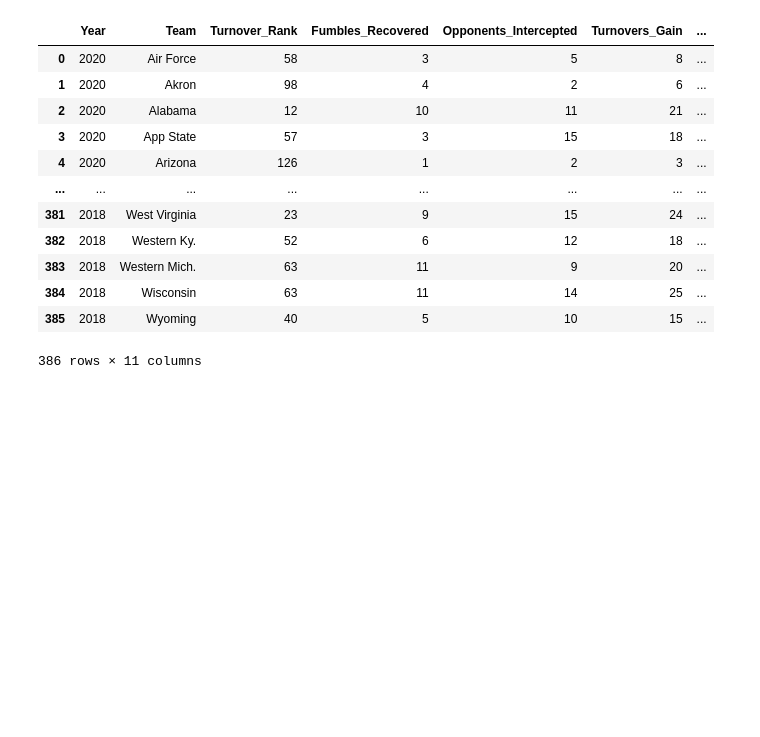
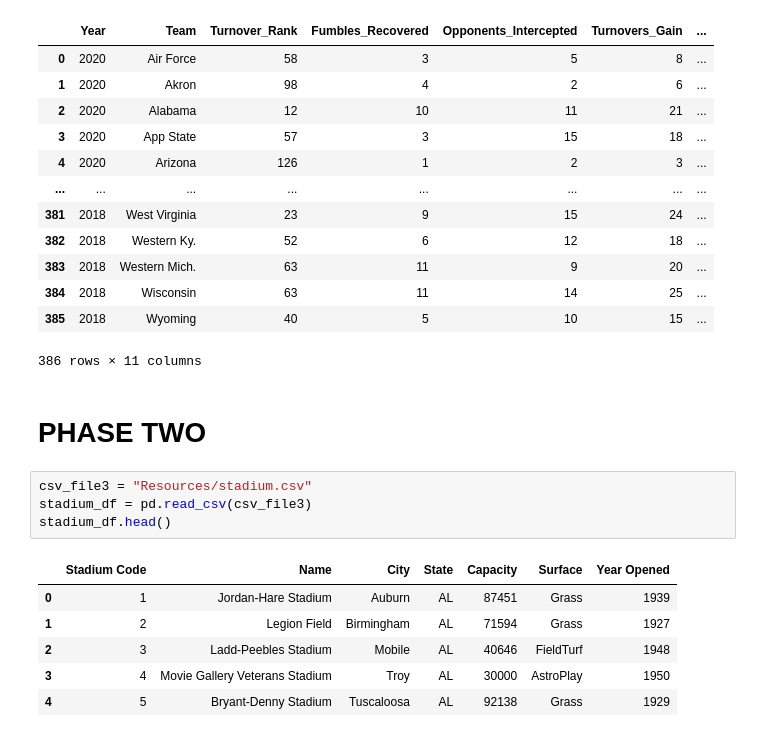
Before and after one commit to jacobhash570/college_football, a Jupyter notebook: data_etl.ipynb, the cells around one changed output. Saved outputs shown, nothing was run; the diff lists cells and outputs as text; blank space fills up the shorter version.

```diff
--- a/data_etl.ipynb
+++ b/data_etl.ipynb
@@ -811,3 +816,16 @@ pd.read_sql_query('select * from turnovers', con=engine)
 | 384 | 2018 | Wisconsin | 63 | 11 | 14 | 25 | ... |
 | 385 | 2018 | Wyoming | 40 | 5 | 10 | 15 | ... |
 386 rows × 11 columns
+# %% [markdown]
+# PHASE TWO
+# %%
+csv_file3 = "Resources/stadium.csv"
+stadium_df = pd.read_csv(csv_file3)
+stadium_df.head()
+# %% [output]
+|  | Stadium Code | Name | City | State | Capacity | Surface | Year Opened |
+| 0 | 1 | Jordan-Hare Stadium | Auburn | AL | 87451 | Grass | 1939 |
+| 1 | 2 | Legion Field | Birmingham | AL | 71594 | Grass | 1927 |
+| 2 | 3 | Ladd-Peebles Stadium | Mobile | AL | 40646 | FieldTurf | 1948 |
+| 3 | 4 | Movie Gallery Veterans Stadium | Troy | AL | 30000 | AstroPlay | 1950 |
+| 4 | 5 | Bryant-Denny Stadium | Tuscaloosa | AL | 92138 | Grass | 1929 |
```
Also changed, not shown: parts of 7 cells of this notebook, 4 other files.
